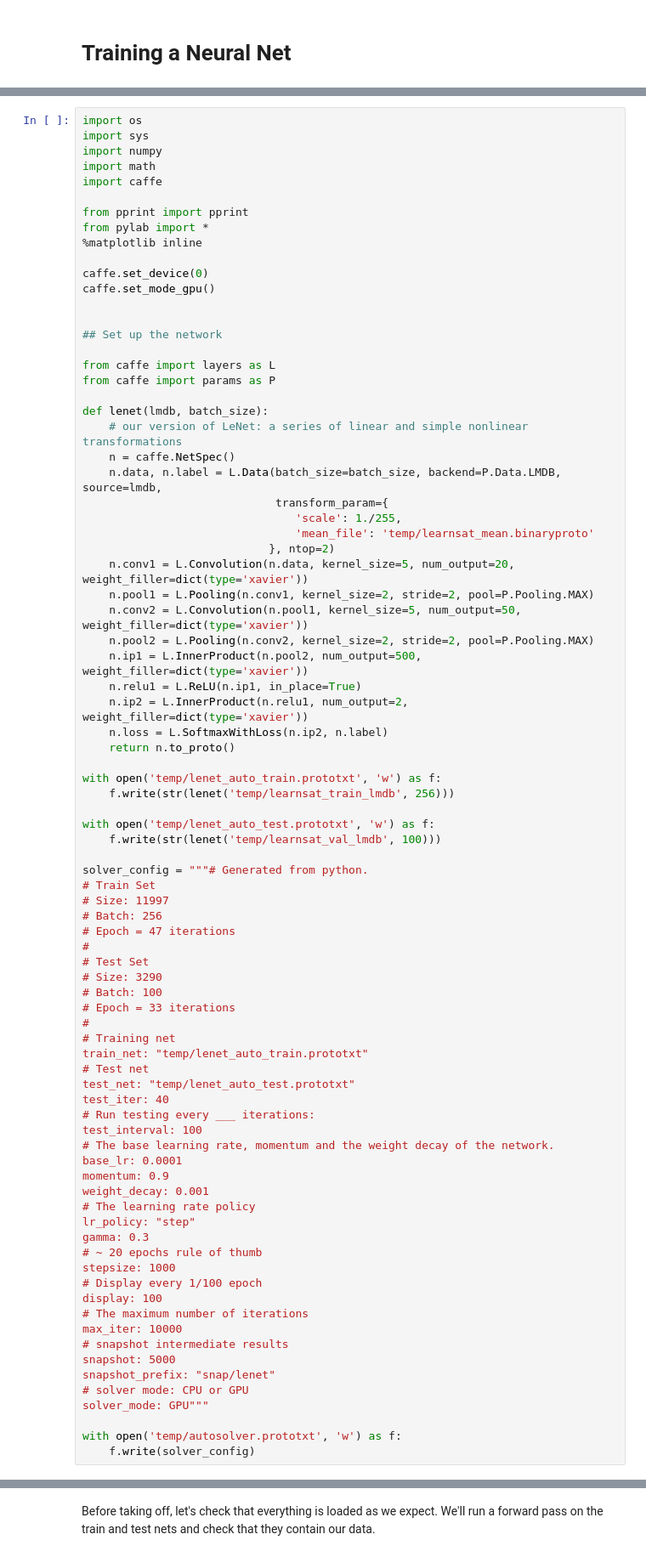
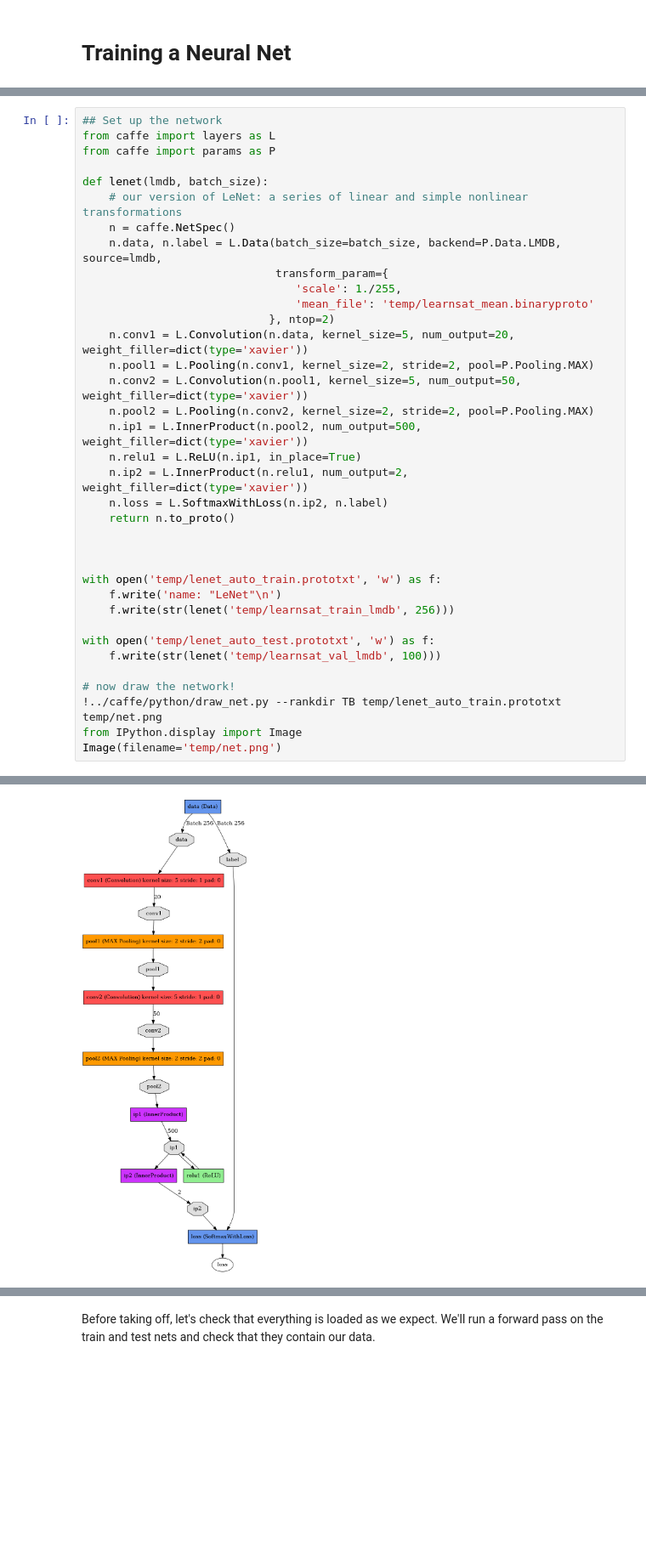
Before and after one commit to anandthakker/learnsat, a Jupyter notebook: lenet.ipynb, the cells around one changed output, grey strips where cells are left out. Shown at 85% size. Cells and saved outputs as stored; diff of their text form; blank space fills up the shorter version.

```diff
--- a/lenet.ipynb
+++ b/lenet.ipynb
@@ -3,20 +35,5 @@
 # %%
-import os
-import sys
-import numpy
-import math
-import caffe
-
-from pprint import pprint
-from pylab import *
-%matplotlib inline
-
-caffe.set_device(0)
-caffe.set_mode_gpu()
-
-
 ## Set up the network
-
 from caffe import layers as L
 from caffe import params as P
 
@@ -38,48 +55,17 @@ def lenet(lmdb, batch_size):
     n.loss = L.SoftmaxWithLoss(n.ip2, n.label)
     return n.to_proto()
 
+
+
 with open('temp/lenet_auto_train.prototxt', 'w') as f:
+    f.write('name: "LeNet"\n')
     f.write(str(lenet('temp/learnsat_train_lmdb', 256)))
 
 with open('temp/lenet_auto_test.prototxt', 'w') as f:
     f.write(str(lenet('temp/learnsat_val_lmdb', 100)))
 
-solver_config = """# Generated from python.
-# Train Set
-# Size: 11997
-# Batch: 256
-# Epoch = 47 iterations
-#
-# Test Set
-# Size: 3290
-# Batch: 100
-# Epoch = 33 iterations
-#
-# Training net
-train_net: "temp/lenet_auto_train.prototxt"
-# Test net
-test_net: "temp/lenet_auto_test.prototxt"
-test_iter: 40
-# Run testing every ___ iterations:
-test_interval: 100
-# The base learning rate, momentum and the weight decay of the network.
-base_lr: 0.0001
-momentum: 0.9
-weight_decay: 0.001
-# The learning rate policy
-lr_policy: "step"
-gamma: 0.3
-# ~ 20 epochs rule of thumb
-stepsize: 1000
-# Display every 1/100 epoch
-display: 100
-# The maximum number of iterations
-max_iter: 10000
-# snapshot intermediate results
-snapshot: 5000
-snapshot_prefix: "snap/lenet"
-# solver mode: CPU or GPU
-solver_mode: GPU"""
-
-with open('temp/autosolver.prototxt', 'w') as f:
-    f.write(solver_config)
+# now draw the network!
+!../caffe/python/draw_net.py --rankdir TB temp/lenet_auto_train.prototxt temp/net.png
+from IPython.display import Image
+Image(filename='temp/net.png')
+# %% [output]
@@ -86 +74,2 @@ with open('temp/autosolver.prototxt', 'w') as f:
+[figure, added]
 # %%
```
Also changed, not shown: parts of 11 cells of this notebook.
